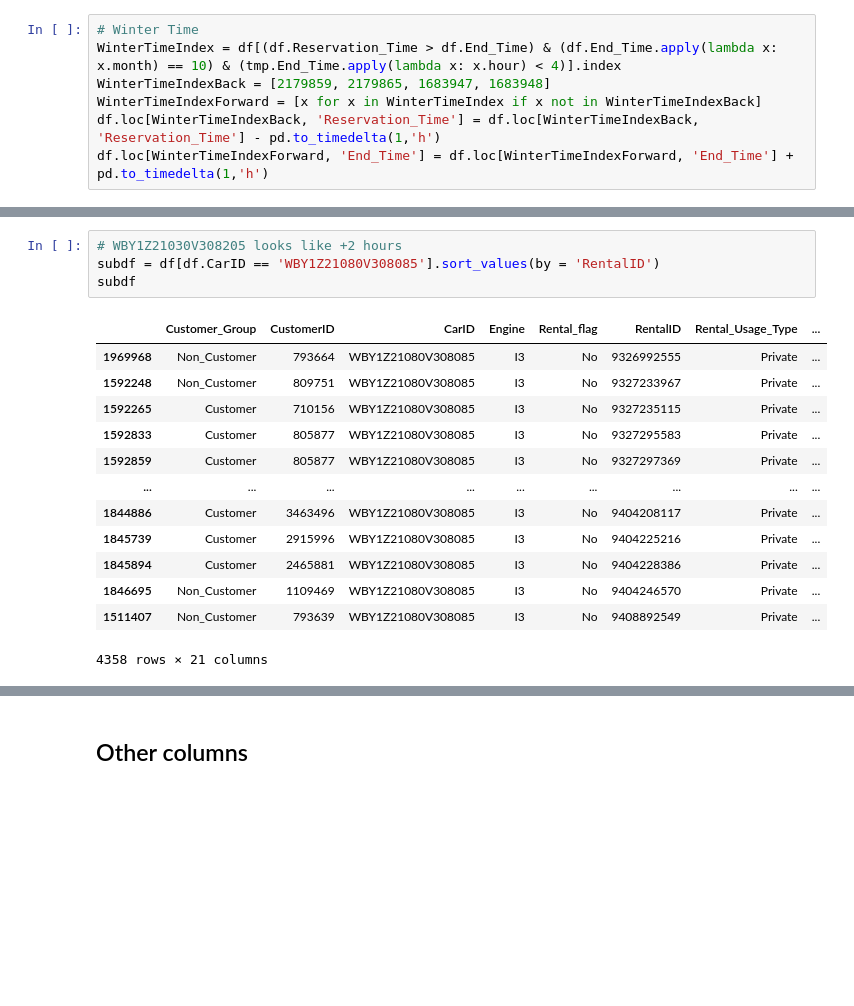
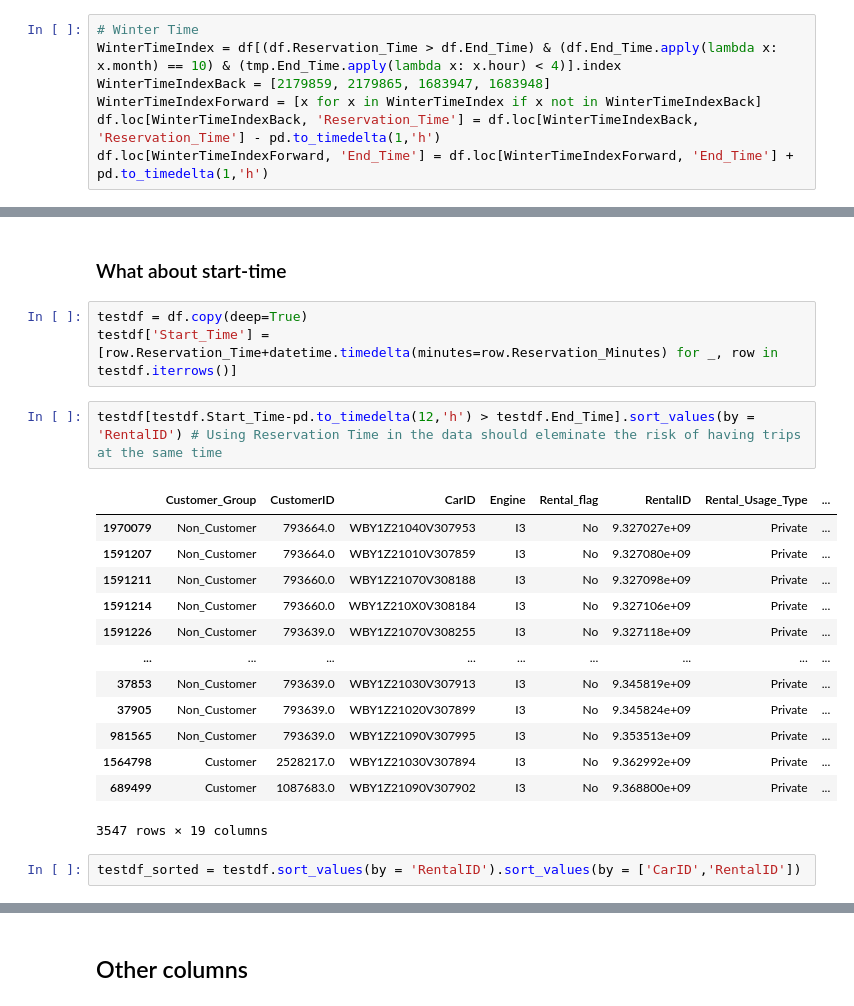
Before and after one commit to Bogeluno/GNN_Thesis, a Jupyter notebook: notebooks/Newdata.ipynb, the cells around one changed output, grey strips where cells are left out. Saved outputs shown, nothing was run; the diff lists cells and outputs as text; blank space fills up the shorter version.

```diff
--- a/notebooks/Newdata.ipynb
+++ b/notebooks/Newdata.ipynb
@@ -240,18 +244,23 @@ subdf[(subdf.Reservation_Time.apply(lambda x: x.month) == 10) & (subdf.Reservati
-# %%
-# WBY1Z21030V308205 looks like +2 hours
-subdf = df[df.CarID == 'WBY1Z21080V308085'].sort_values(by = 'RentalID')
-subdf
-# %% [output]
-|  | Customer_Group | CustomerID | CarID | Engine | Rental_flag | RentalID | Rental_Usage_Type | ... |
-| 1969968 | Non_Customer | 793664 | WBY1Z21080V308085 | I3 | No | 9326992555 | Private | ... |
-| 1592248 | Non_Customer | 809751 | WBY1Z21080V308085 | I3 | No | 9327233967 | Private | ... |
-| 1592265 | Customer | 710156 | WBY1Z21080V308085 | I3 | No | 9327235115 | Private | ... |
-| 1592833 | Customer | 805877 | WBY1Z21080V308085 | I3 | No | 9327295583 | Private | ... |
-| 1592859 | Customer | 805877 | WBY1Z21080V308085 | I3 | No | 9327297369 | Private | ... |
-| ... | ... | ... | ... | ... | ... | ... | ... | ... |
-| 1844886 | Customer | 3463496 | WBY1Z21080V308085 | I3 | No | 9404208117 | Private | ... |
-| 1845739 | Customer | 2915996 | WBY1Z21080V308085 | I3 | No | 9404225216 | Private | ... |
-| 1845894 | Customer | 2465881 | WBY1Z21080V308085 | I3 | No | 9404228386 | Private | ... |
-| 1846695 | Non_Customer | 1109469 | WBY1Z21080V308085 | I3 | No | 9404246570 | Private | ... |
-| 1511407 | Non_Customer | 793639 | WBY1Z21080V308085 | I3 | No | 9408892549 | Private | ... |
-4358 rows × 21 columns
+# %% [markdown]
+### What about start-time
+# %%
+testdf = df.copy(deep=True)
+testdf['Start_Time'] = [row.Reservation_Time+datetime.timedelta(minutes=row.Reservation_Minutes) for _, row in testdf.iterrows()]
+# %%
+testdf[testdf.Start_Time-pd.to_timedelta(12,'h') > testdf.End_Time].sort_values(by = 'RentalID') # Using Reservation Time in the data should eleminate the risk of having trips at the same time
+# %% [output]
+|  | Customer_Group | CustomerID | CarID | Engine | Rental_flag | RentalID | Rental_Usage_Type | ... |
+| 1970079 | Non_Customer | 793664.0 | WBY1Z21040V307953 | I3 | No | 9.327027e+09 | Private | ... |
+| 1591207 | Non_Customer | 793664.0 | WBY1Z21010V307859 | I3 | No | 9.327080e+09 | Private | ... |
+| 1591211 | Non_Customer | 793660.0 | WBY1Z21070V308188 | I3 | No | 9.327098e+09 | Private | ... |
+| 1591214 | Non_Customer | 793660.0 | WBY1Z210X0V308184 | I3 | No | 9.327106e+09 | Private | ... |
+| 1591226 | Non_Customer | 793639.0 | WBY1Z21070V308255 | I3 | No | 9.327118e+09 | Private | ... |
+| ... | ... | ... | ... | ... | ... | ... | ... | ... |
+| 37853 | Non_Customer | 793639.0 | WBY1Z21030V307913 | I3 | No | 9.345819e+09 | Private | ... |
+| 37905 | Non_Customer | 793639.0 | WBY1Z21020V307899 | I3 | No | 9.345824e+09 | Private | ... |
+| 981565 | Non_Customer | 793639.0 | WBY1Z21090V307995 | I3 | No | 9.353513e+09 | Private | ... |
+| 1564798 | Customer | 2528217.0 | WBY1Z21030V307894 | I3 | No | 9.362992e+09 | Private | ... |
+| 689499 | Customer | 1087683.0 | WBY1Z21090V307902 | I3 | No | 9.368800e+09 | Private | ... |
+3547 rows × 19 columns
+# %%
+testdf_sorted = testdf.sort_values(by = 'RentalID').sort_values(by = ['CarID','RentalID'])
```
Also changed, not shown: parts of 32 cells of this notebook, 4 other files.
